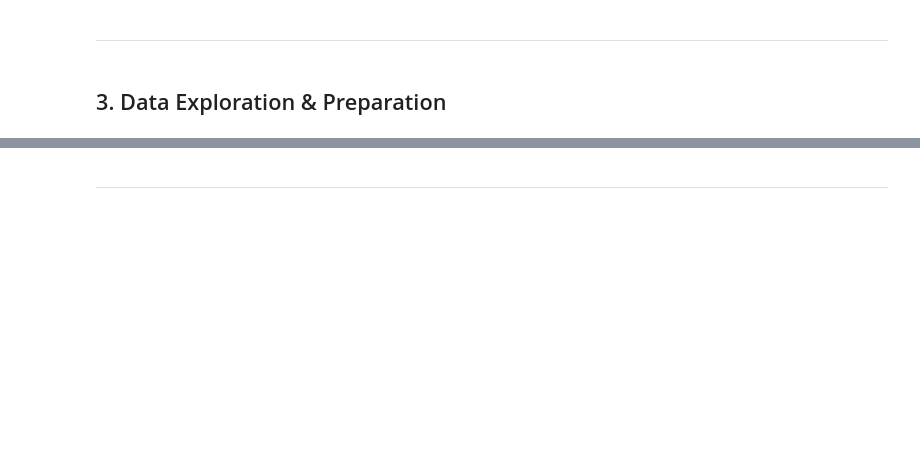
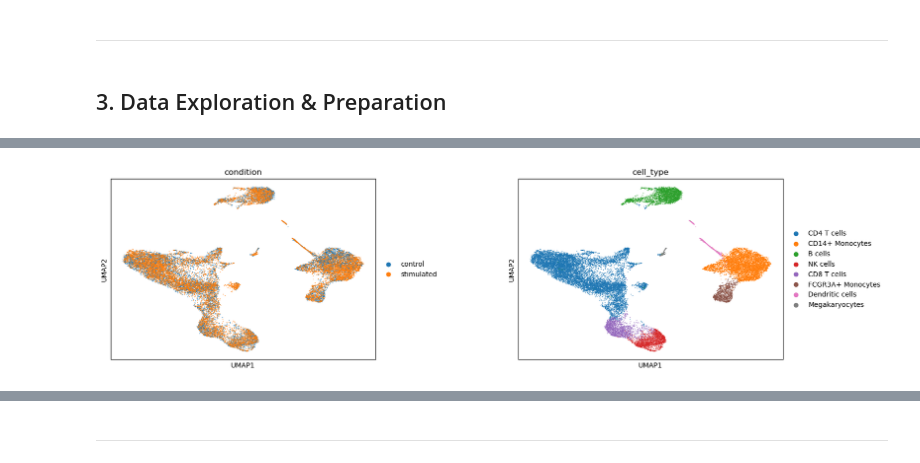
Before and after one commit to BiodataAnalysisGroup/virtual-tutorial-perturbation-modelling, a Jupyter notebook: 1_scGen/workdir/scGen_Tutorial_ECCB2025.ipynb, the cells around one changed output, grey strips where cells are left out. Saved outputs shown, nothing was run; the diff lists cells and outputs as text; code cells hidden in the pictures; blank space fills up the shorter version.

```diff
--- a/1_scGen/workdir/scGen_Tutorial_ECCB2025.ipynb
+++ b/1_scGen/workdir/scGen_Tutorial_ECCB2025.ipynb
@@ -163,0 +216,5 @@ adata.var.head(10)  # viewing the first 10 rows of the variable metadata (gene-l
+# %%
+# UMAP provided by dataset
+sc.pl.umap(adata, color=['condition','cell_type'], wspace=0.4)
+# %% [output]
+[figure, added]
```
Also changed, not shown: parts of 80 cells of this notebook.
